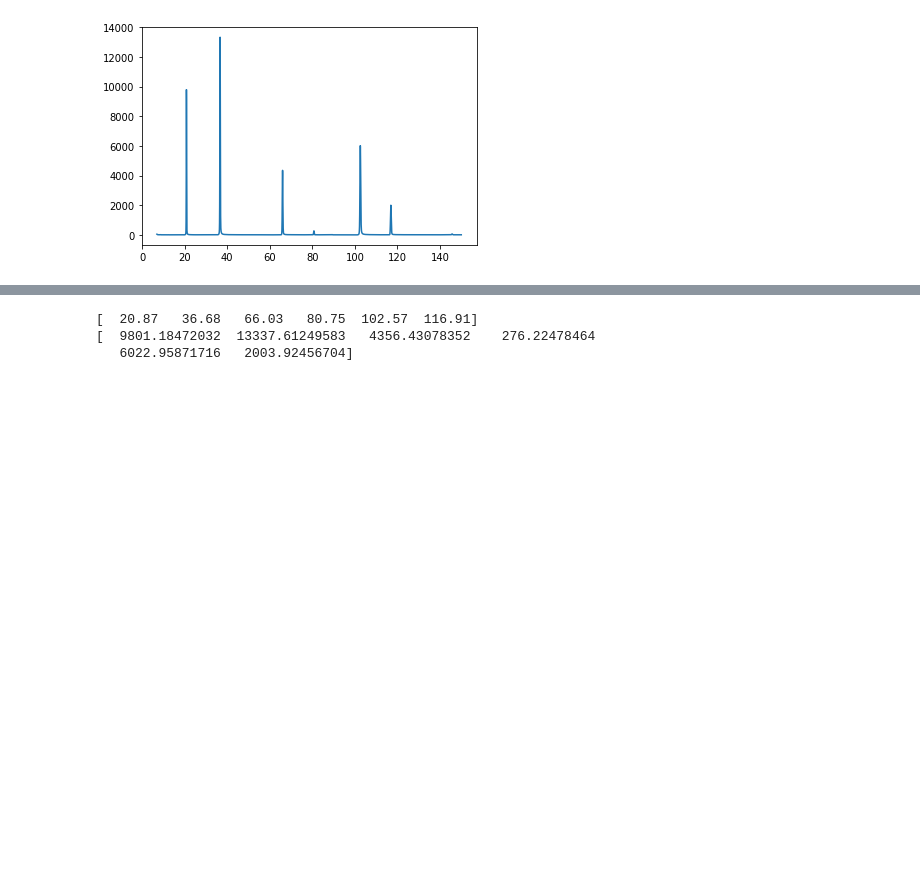
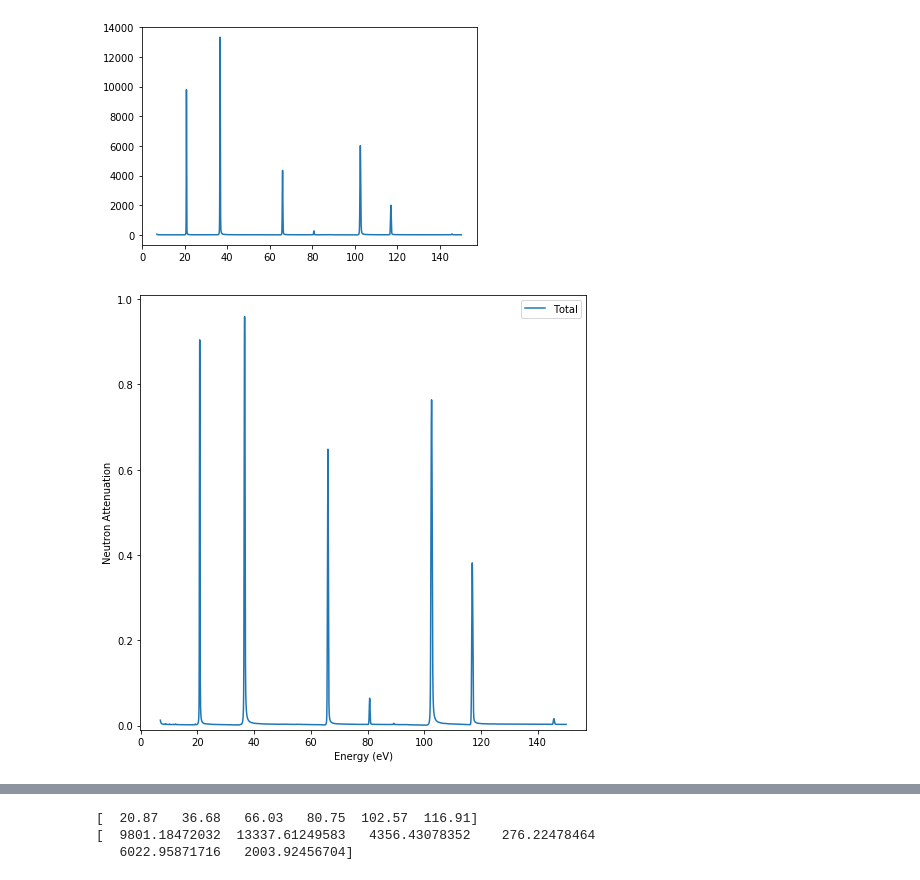
Before and after one commit to ornlneutronimaging/ResoFit, a Jupyter notebook: notebooks/Untitled.ipynb, the cells around one changed output, grey strips where cells are left out. Drawn from its saved outputs; the diff is of its cells as text; code cells hidden in the pictures; blank space fills up the shorter version.

```diff
--- a/notebooks/Untitled.ipynb
+++ b/notebooks/Untitled.ipynb
@@ -29,3 +34,7 @@ plt.plot(x,y)
 plt.show()
 # %% [output]
 [figure]
+# %%
+simulation.o_reso.plot()
+# %% [output]
+[figure, added]
```
Also changed, not shown: parts of 10 cells of this notebook, 9 other files.
